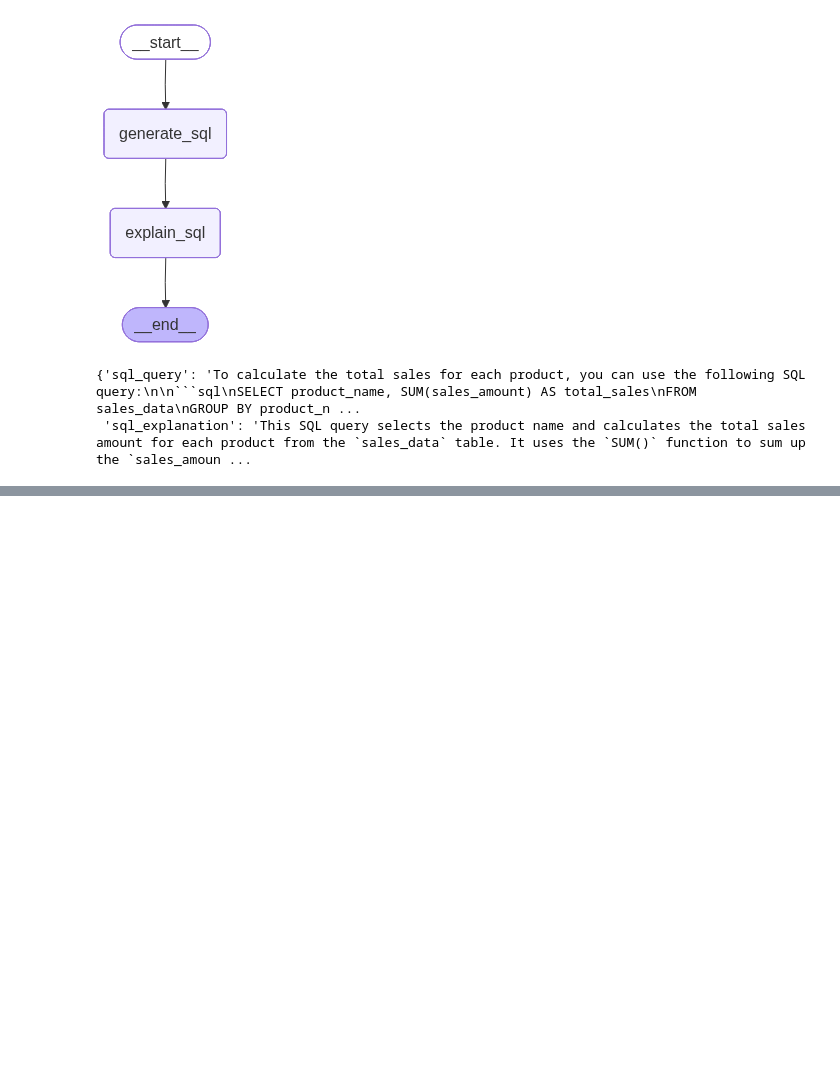
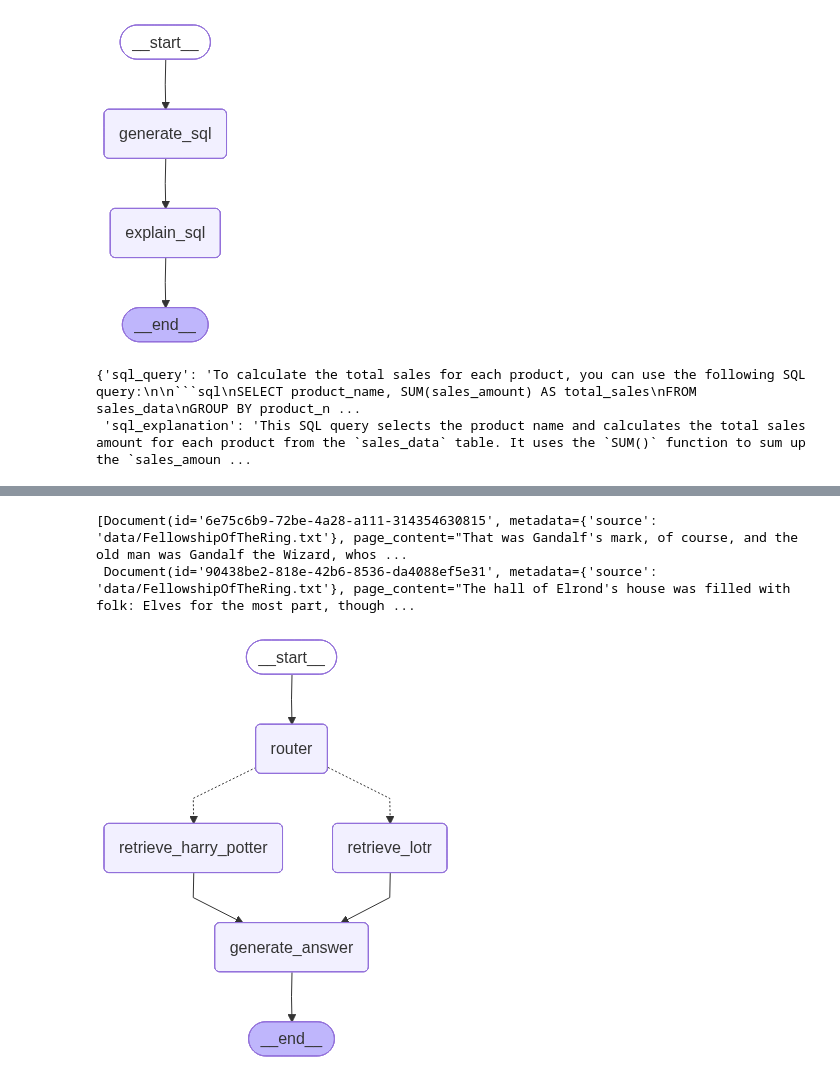
Before and after one commit to hemant0591/LearningLangChain, a Jupyter notebook: LangGraphArchitectures.ipynb, the cells around one changed output, grey strips where cells are left out. Drawn from its saved outputs; the diff is of its cells as text; code cells hidden in the pictures; blank space fills up the shorter version.

Commit message:
added router logic to help LLM figure out which source to use

```diff
--- a/LangGraphArchitectures.ipynb
+++ b/LangGraphArchitectures.ipynb
@@ -119,0 +168,14 @@ graph.invoke({
+# %%
+lotr_retriever.invoke('Gandalf', k=2)
+# %% [output]
+[Document(id='6e75c6b9-72be-4a28-a111-314354630815', metadata={'source': 'data/FellowshipOfTheRing.txt'}, page_content="That was Gandalf's mark, of course, and the old man was Gandalf the Wizard, whos ...
+ Document(id='90438be2-818e-42b6-8536-da4088ef5e31', metadata={'source': 'data/FellowshipOfTheRing.txt'}, page_content="The hall of Elrond's house was filled with folk: Elves for the most part, though ...
+# %%
+router_prompt = SystemMessage(
+    """You need to decide which domain to route the user query to. You have two domains to choose from:
+    - HarryPotter: contains text from the first book (The philosopher's stone) of the Harry Potter series.
+    - LordOfTheRings: contains text from the first book (The fellowship of the ring) of the Lord of the rings series.
+
+    Output only the domain name.
+    """
+)
@@ -119,0 +232,17 @@ graph.invoke({
+# %%
+builder = StateGraph(State, input_schema=Input, output_schema=Output)
+builder.add_node("router", router_node)
+builder.add_node("retrieve_harry_potter", retrieve_hp_records)
+builder.add_node("retrieve_lotr", retrieve_lotr_records)
+builder.add_node("generate_answer", generate_answer)
+builder.add_edge(START, "router")
+builder.add_conditional_edges("router", pick_retriever)
+builder.add_edge("retrieve_harry_potter", "generate_answer")
+builder.add_edge("retrieve_lotr", "generate_answer")
+builder.add_edge("generate_answer", END)
+
+graph = builder.compile()
+# %%
+graph
+# %% [output]
+[figure, added]
```
Also changed, not shown: parts of 9 cells of this notebook.
